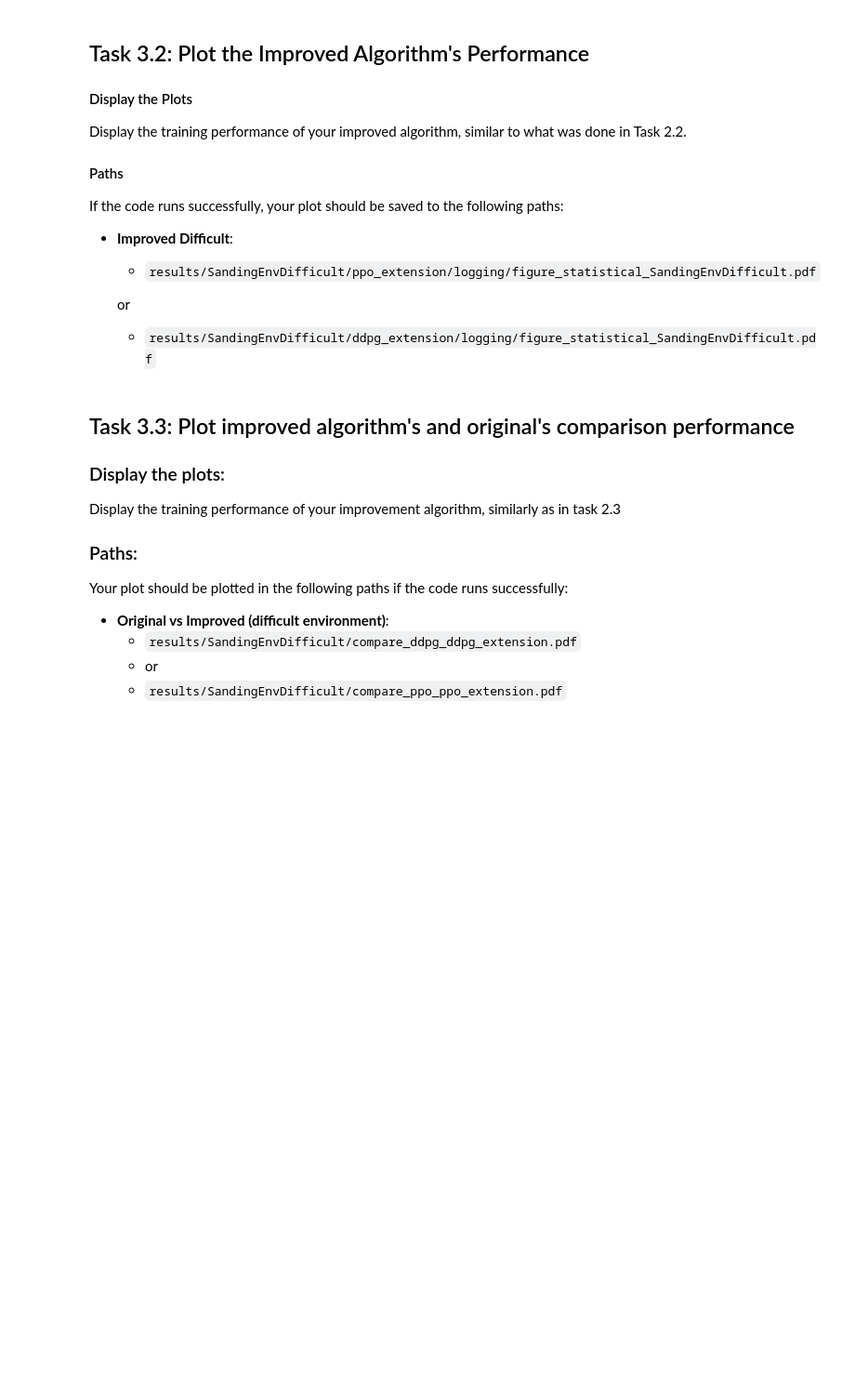
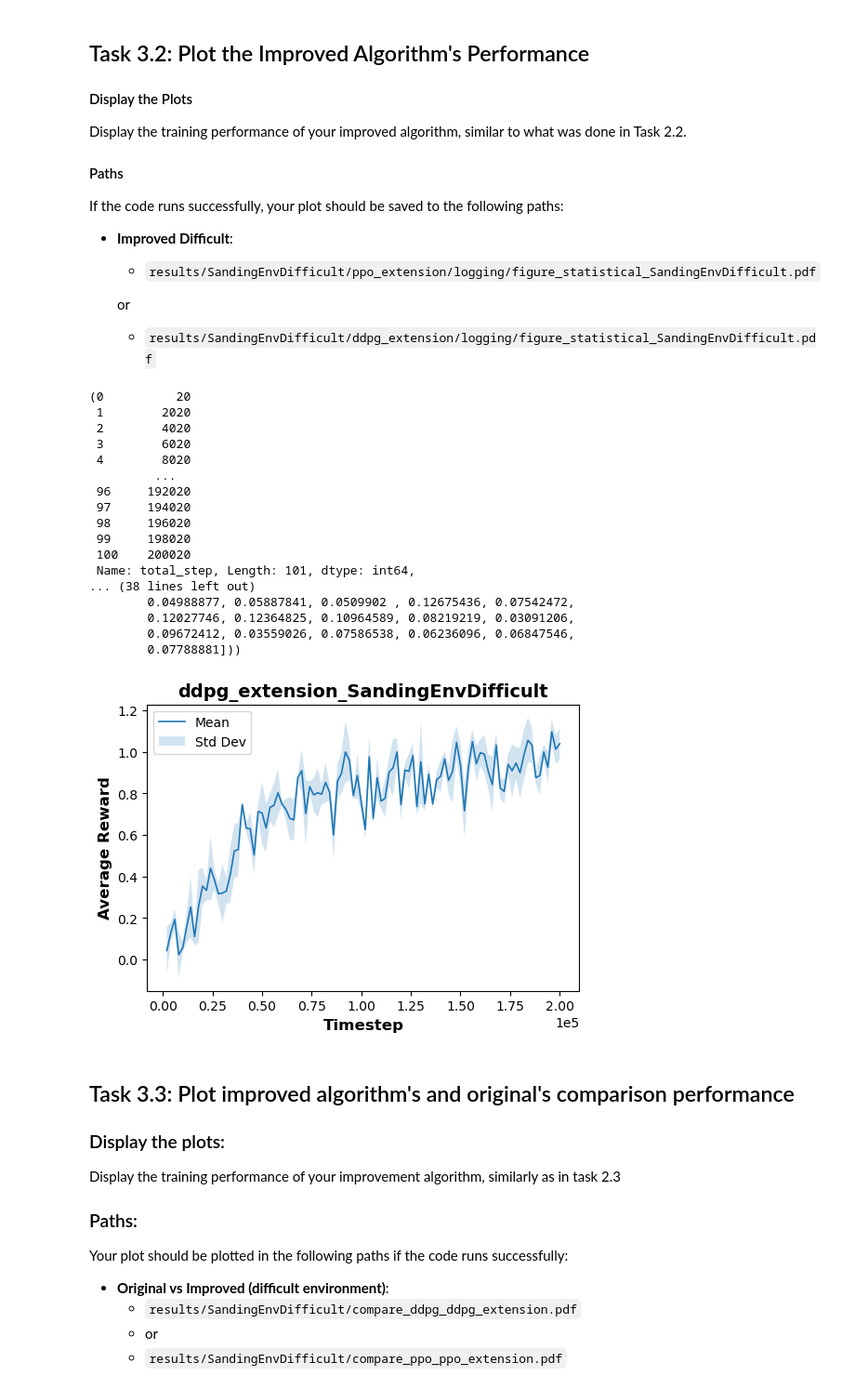
Before and after one commit to pyryaho/RL_project, a Jupyter notebook: project.ipynb, the cells around one changed output. Shown at 93% size. Saved outputs shown, nothing was run; the diff lists cells and outputs as text; code cells hidden in the pictures; blank space fills up the shorter version.

```diff
--- a/project.ipynb
+++ b/project.ipynb
@@ -1486,24 +1589,43 @@ If the code runs successfully, your plot should be saved to the following paths:
 # %%
 ## Run the following code to plot PPO or DDPG's training performances
 import warnings
 warnings.filterwarnings('ignore')
 
 # Uncomment the algorithm you chose
-implemented_algo =# 'ppo_extension' or 'ddpg_extension'
+implemented_algo = 'ddpg_extension'# 'ppo_extension' or 'ddpg_extension'
 environment = 'difficult'
 
 # Loop over the three difficulty levels
 
 training_seeds = [0,1,2]
 
 config=setup(algo=implemented_algo, env=environment, render=False)
 
 config["seed"] = 0
 
-agent=# DDPGExtension(config) or PPOExtension(config)
+agent= DDPGExtension(config)# DDPGExtension(config) or PPOExtension(config)
 
 # plot the statistical training curves with specific random seeds
 cu.plot_algorithm_training(agent.logging_dir, training_seeds, agent.env_name, implemented_algo)
+# %% [output]
+(0          20
+ 1        2020
+ 2        4020
+ 3        6020
+ 4        8020
+         ...
+ 96     192020
+ 97     194020
+ 98     196020
+ 99     198020
+ 100    200020
+ Name: total_step, Length: 101, dtype: int64,
+... (38 lines left out)
+        0.04988877, 0.05887841, 0.0509902 , 0.12675436, 0.07542472,
+        0.12027746, 0.12364825, 0.10964589, 0.08219219, 0.03091206,
+        0.09672412, 0.03559026, 0.07586538, 0.06236096, 0.06847546,
+        0.07788881]))
+[figure, added]
 # %% [markdown]
 ## Task 3.3: Plot improved algorithm's and original's comparison performance
 
```
Also changed, not shown: parts of 10 cells of this notebook, 1 other file.
